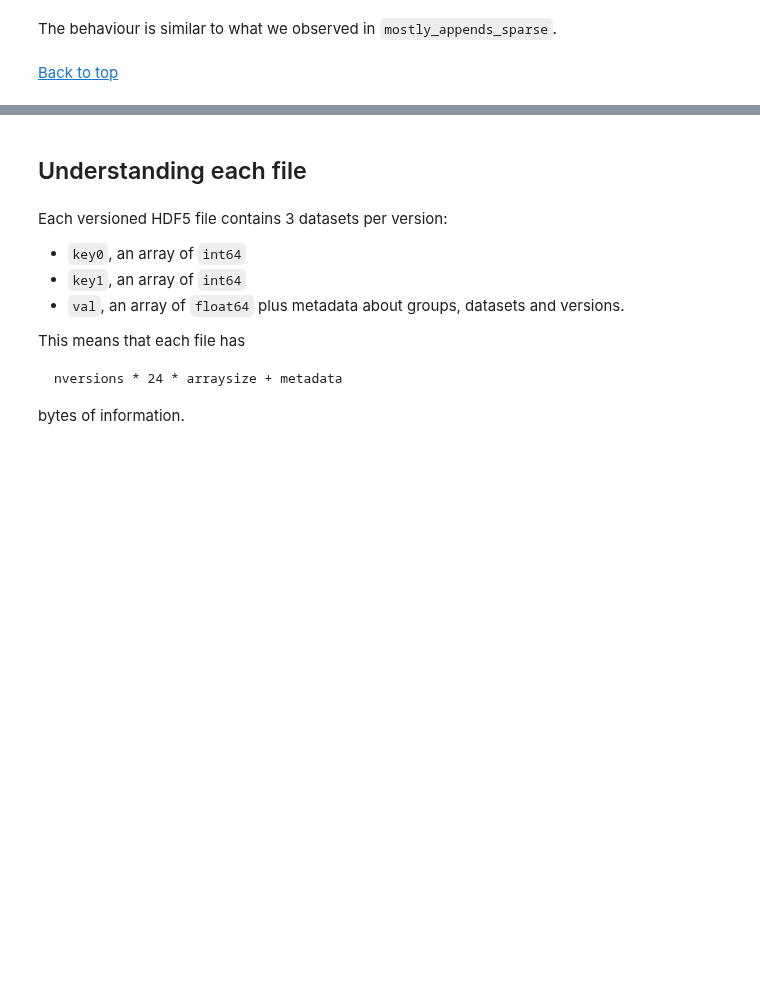
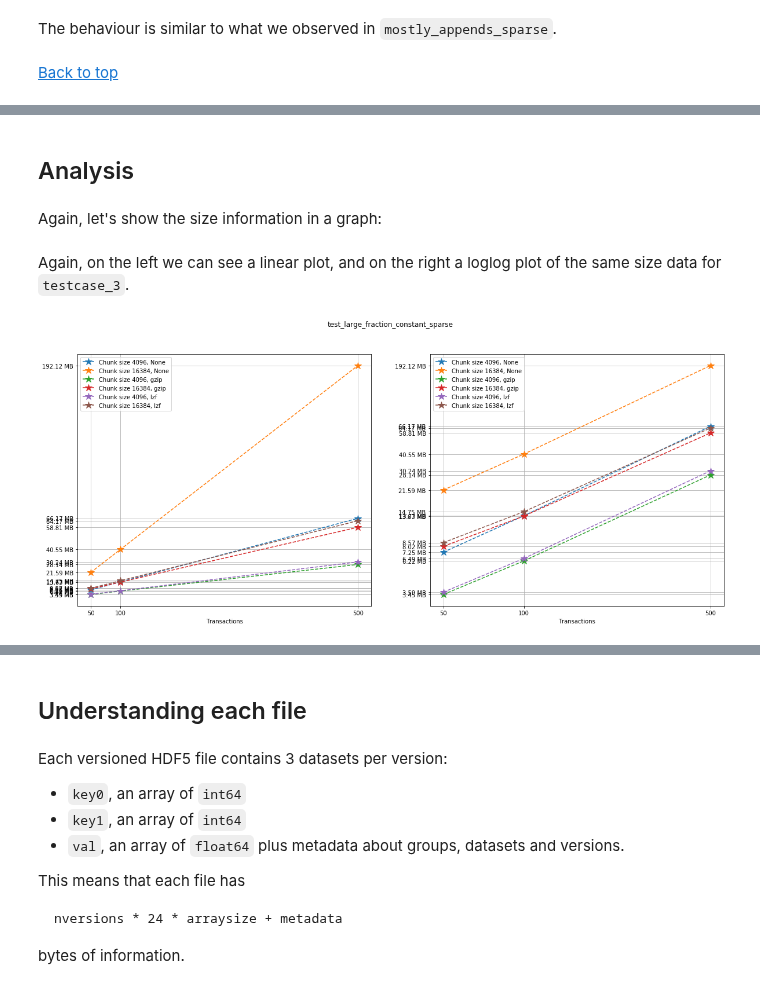
Before and after one commit to deshaw/versioned-hdf5, a Jupyter notebook: analysis/Performance_tests.ipynb, the cells around one changed output, grey strips where cells are left out. Cells and saved outputs as stored; diff of their text form; code cells hidden in the pictures; blank space fills up the shorter version.

Commit message:
Added constant size arrays test.

```diff
--- a/analysis/Performance_tests.ipynb
+++ b/analysis/Performance_tests.ipynb
@@ -1118,0 +956,4 @@ The behaviour is similar to what we observed in `mostly_appends_sparse`.
+# %%
+num_transactions_5 = [50, 100, 500]
+exponents_5 = [12, 14]
+compression_5 = [None, "gzip", "lzf"]
@@ -1118,0 +1024,58 @@ The behaviour is similar to what we observed in `mostly_appends_sparse`.
+# %%
+with open(f"{testname}.json", "r") as json_in:
+    testcase_5 = json.load(json_in)
+with open(f"{testname}_no_versions.json", "r") as json_in:
+    testcase_5_no_versions = json.load(json_in)
+# %% [markdown]
+## Analysis
+# %% [markdown]
+Again, let's show the size information in a graph:
+# %%
+num_transactions = [test['num_transactions'] for test in testcase_5]
+chunk_sizes = [test['chunk_size'] for test in testcase_5]
+compression = [test['compression'] for test in testcase_5]
+filesizes = np.array([test['size'] for test in testcase_5])
+sizelabels = np.array([test['size_label'] for test in testcase_5])
+
+n = len(set(num_transactions))
+ncs = len(set(chunk_sizes))
+ncomp = len(set(compression))
+# %% [markdown]
+Again, on the left we can see a linear plot, and on the right a loglog plot of the same size data for `testcase_3`.
+# %%
+fig, ax = plt.subplots(nrows=1, ncols=2, figsize=(20,8))
+
+for i in range(ncomp):
+    start = i*ncs*n
+    for j in range(ncs):
+        ax[0].plot(num_transactions[:n],
+                   filesizes[start+j*n:start+(j+1)*n],
+                   '*--', ms=12,
+                   label=f"Chunk size {chunk_sizes[start+j*n]}, {compression[start]}")
+        ax[1].loglog(num_transactions[:n],
+                     filesizes[start+j*n:start+(j+1)*n],
+                     '*--', ms=12,
+                     label=f"Chunk size {chunk_sizes[start+j*n]}, {compression[start]}")
+        ax[0].legend(loc='upper left')
+        ax[1].legend(loc='upper left')
+        ax[0].minorticks_off()
+        ax[1].minorticks_off()
+        # Changing the indices in selected will change the y-axis ticks in the graph for better visualization
+        selected = (range(len(filesizes)))
+        ax[0].set_xticks(num_transactions[:n])
+        ax[0].set_xticklabels(num_transactions[:n])
+        ax[0].set_yticks(filesizes[selected])
+        ax[0].set_yticklabels(sizelabels[selected])
+        ax[0].set_xlabel("Transactions")
+        ax[0].grid(True)
+        ax[1].set_xticks(num_transactions[:n])
+        ax[1].set_xticklabels(num_transactions[:n])
+        ax[1].set_yticks(filesizes[selected])
+        ax[1].set_yticklabels(sizelabels[selected])
+        ax[1].set_xlabel("Transactions")
+        ax[1].grid(True)
+
+plt.suptitle(f"{testname}")
+plt.show()
+# %% [output]
+[figure, added]
```
Also changed, not shown: parts of 57 cells of this notebook, 2 other files.
